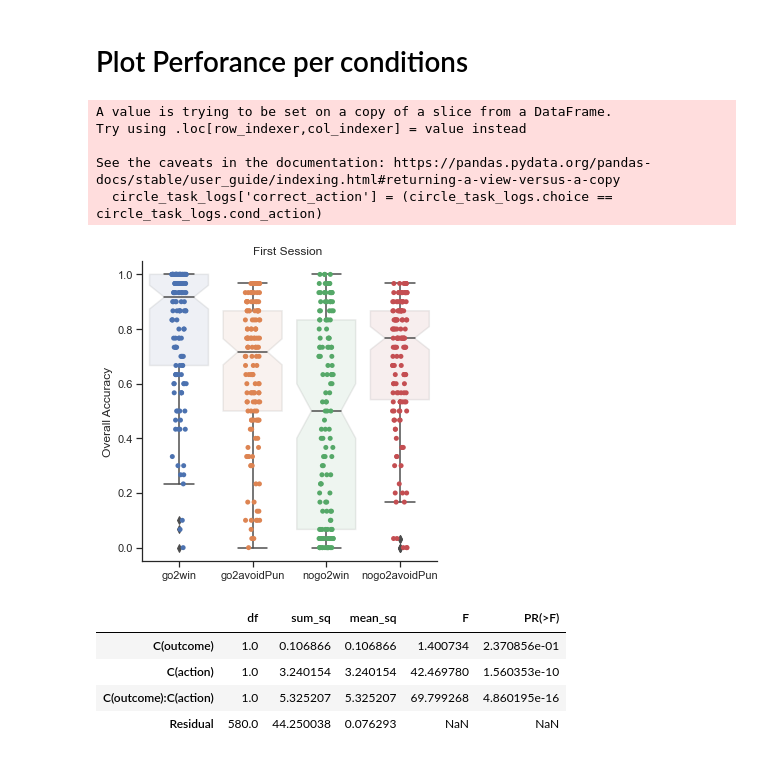
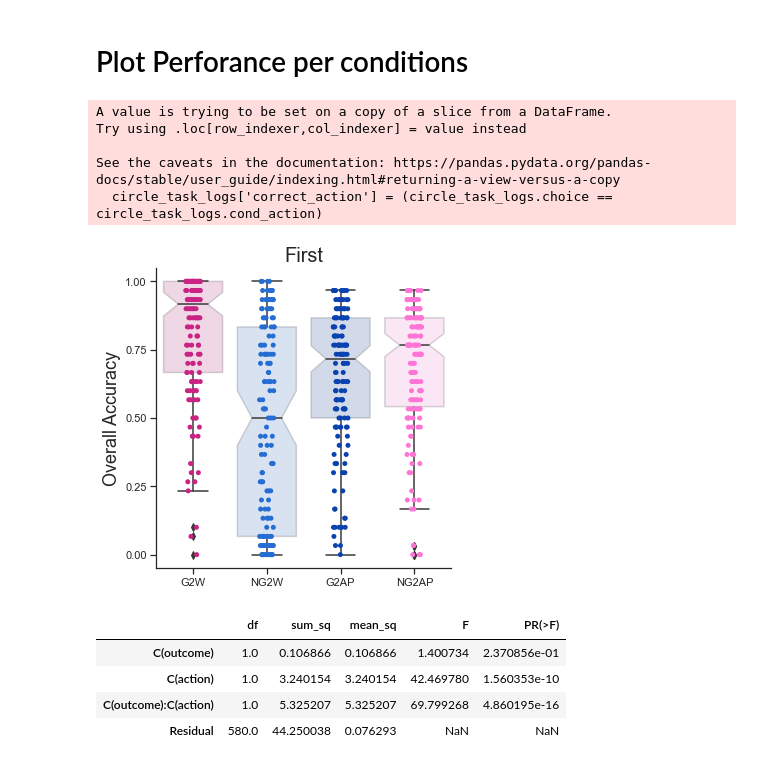
Before and after one commit to Sepsad/Interindividual-differences-in-Learning-to-Act-or-Avoid, a Jupyter notebook: First_session.ipynb, the cells around one changed output. Drawn from its saved outputs; the diff is of its cells as text; code cells hidden in the pictures.

Commit message:
Color coding of first session

```diff
--- a/First_session.ipynb
+++ b/First_session.ipynb
@@ -124,26 +124,36 @@ Index(['run_id', 'condition', 'rt', 'url', 'trial_type', 'trial_index',
 # %% [markdown]
 # Plot Perforance per conditions
 # %%
-mapping = {'1': 'go2win', '2': 'nogo2win', '3': 'go2avoidPun', '4' : 'nogo2avoidPun'}
+mapping = {'1': 'G2W', '2': 'NG2W', '3': 'G2AP', '4' : 'NG2AP'}
 
 circle_task_logs = first_session_clean_data[first_session_clean_data.exp_stage == 'main_target_detection']
 
 circle_task_logs['correct_action'] = (circle_task_logs.choice == circle_task_logs.cond_action)
 performance_per_condition = circle_task_logs.groupby(['mturkID','cond']).mean().reset_index()
 performance_per_condition.cond = performance_per_condition.cond.map(mapping)
 
-ax = sns.catplot(x="cond", y="correct", data=performance_per_condition, order= ['go2win','go2avoidPun' ,'nogo2win', 'nogo2avoidPun']);
-ax = sns.boxplot(x="cond", y="correct", data= performance_per_condition , boxprops=dict(alpha=.1), notch =True, order= ['go2win','go2avoidPun' ,'nogo2win', 'nogo2avoidPun']);
+ax = sns.catplot(x="cond", y="correct", data=performance_per_condition,
+                    order= ['G2W','NG2W' ,'G2AP', 'NG2AP'],
+                    palette= ["#C92384","#266DD3","#0A43AF","#FF74D4"]
+                    );
+ax = sns.boxplot(x="cond", y="correct", data= performance_per_condition ,
+                    boxprops=dict(alpha=.2), notch =True,
+                    order= ['G2W','NG2W' ,'G2AP', 'NG2AP'],
+                    palette= ["#C92384","#266DD3","#0A43AF","#FF74D4"]
+                    );
 
-ax.set(xlabel="", ylabel = "Overall Accuracy", title = 'First Session ')
+ax.yaxis.set_major_locator(plt.MaxNLocator(5))
+ax.set(xlabel="", ylabel = "Overall Accuracy", title = 'First Session')
+ax.set_ylabel('Overall Accuracy', fontsize=18)
+ax.set_title('First', fontsize = 20)
 plt.show()
 # %% [output]
 A value is trying to be set on a copy of a slice from a DataFrame.
 Try using .loc[row_indexer,col_indexer] = value instead
 
 See the caveats in the documentation: https://pandas.pydata.org/pandas-docs/stable/user_guide/indexing.html#returning-a-view-versus-a-copy
   circle_task_logs['correct_action'] = (circle_task_logs.choice == circle_task_logs.cond_action)
-[figure, old version]
+[figure, new version]
 # %%
 def extract_action(x):
     if('nogo2avoidPun' in x):
```
